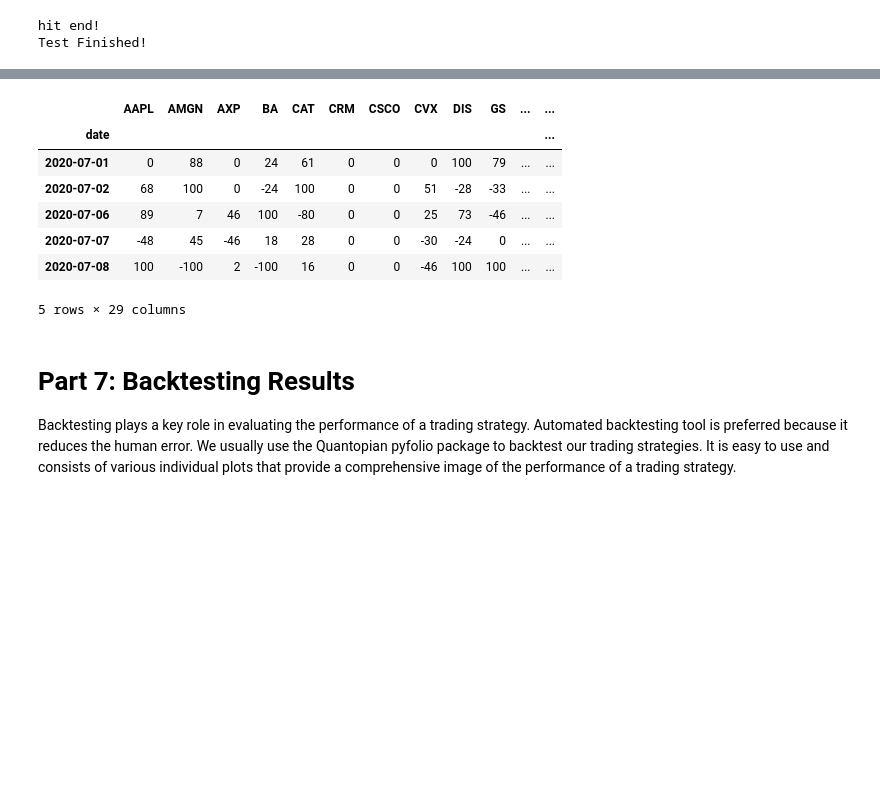
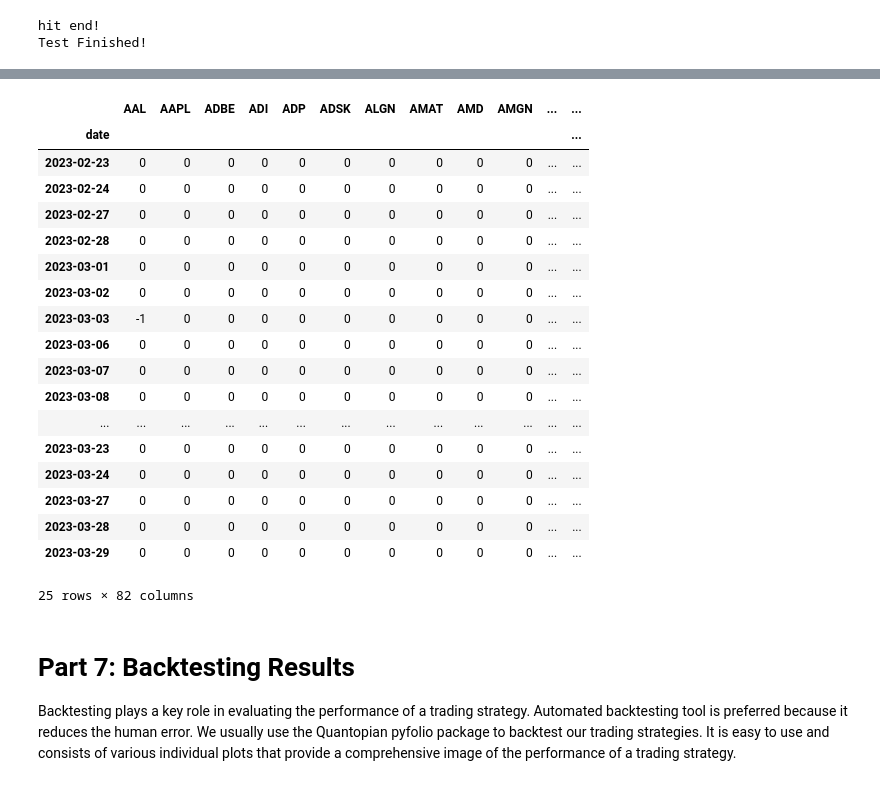
Before and after one commit to Hakiiiim/findrl_ray, a Jupyter notebook: Stock_NeurIPS2018_RLLib (1).ipynb, the cells around one changed output, grey strips where cells are left out. Saved outputs shown, nothing was run; the diff lists cells and outputs as text; code cells hidden in the pictures; blank space fills up the shorter version.

```diff
--- a/Stock_NeurIPS2018_RLLib (1).ipynb
+++ b/Stock_NeurIPS2018_RLLib (1).ipynb
@@ -595,14 +603,25 @@ df_account_value.tail()
-# %%
-df_actions.head()
-# %% [output]
-|  | AAPL | AMGN | AXP | BA | CAT | CRM | CSCO | CVX | DIS | GS | ... | ... |
-| date |  |  |  |  |  |  |  |  |  |  |  | ... |
-| 2020-07-01 | 0 | 88 | 0 | 24 | 61 | 0 | 0 | 0 | 100 | 79 | ... | ... |
-| 2020-07-02 | 68 | 100 | 0 | -24 | 100 | 0 | 0 | 51 | -28 | -33 | ... | ... |
-| 2020-07-06 | 89 | 7 | 46 | 100 | -80 | 0 | 0 | 25 | 73 | -46 | ... | ... |
-| 2020-07-07 | -48 | 45 | -46 | 18 | 28 | 0 | 0 | -30 | -24 | 0 | ... | ... |
-| 2020-07-08 | 100 | -100 | 2 | -100 | 16 | 0 | 0 | -46 | 100 | 100 | ... | ... |
-5 rows × 29 columns
+# %%
+df_actions.tail(25)
+# %% [output]
+|  | AAL | AAPL | ADBE | ADI | ADP | ADSK | ALGN | AMAT | AMD | AMGN | ... | ... |
+| date |  |  |  |  |  |  |  |  |  |  |  | ... |
+| 2023-02-23 | 0 | 0 | 0 | 0 | 0 | 0 | 0 | 0 | 0 | 0 | ... | ... |
+| 2023-02-24 | 0 | 0 | 0 | 0 | 0 | 0 | 0 | 0 | 0 | 0 | ... | ... |
+| 2023-02-27 | 0 | 0 | 0 | 0 | 0 | 0 | 0 | 0 | 0 | 0 | ... | ... |
+| 2023-02-28 | 0 | 0 | 0 | 0 | 0 | 0 | 0 | 0 | 0 | 0 | ... | ... |
+| 2023-03-01 | 0 | 0 | 0 | 0 | 0 | 0 | 0 | 0 | 0 | 0 | ... | ... |
+| 2023-03-02 | 0 | 0 | 0 | 0 | 0 | 0 | 0 | 0 | 0 | 0 | ... | ... |
+| 2023-03-03 | -1 | 0 | 0 | 0 | 0 | 0 | 0 | 0 | 0 | 0 | ... | ... |
+| 2023-03-06 | 0 | 0 | 0 | 0 | 0 | 0 | 0 | 0 | 0 | 0 | ... | ... |
+| 2023-03-07 | 0 | 0 | 0 | 0 | 0 | 0 | 0 | 0 | 0 | 0 | ... | ... |
+| 2023-03-08 | 0 | 0 | 0 | 0 | 0 | 0 | 0 | 0 | 0 | 0 | ... | ... |
+| ... | ... | ... | ... | ... | ... | ... | ... | ... | ... | ... | ... | ... |
+| 2023-03-23 | 0 | 0 | 0 | 0 | 0 | 0 | 0 | 0 | 0 | 0 | ... | ... |
+| 2023-03-24 | 0 | 0 | 0 | 0 | 0 | 0 | 0 | 0 | 0 | 0 | ... | ... |
+| 2023-03-27 | 0 | 0 | 0 | 0 | 0 | 0 | 0 | 0 | 0 | 0 | ... | ... |
+| 2023-03-28 | 0 | 0 | 0 | 0 | 0 | 0 | 0 | 0 | 0 | 0 | ... | ... |
+| 2023-03-29 | 0 | 0 | 0 | 0 | 0 | 0 | 0 | 0 | 0 | 0 | ... | ... |
+25 rows × 82 columns
 # %% [markdown]
 <a id='6'></a>
 # Part 7: Backtesting Results
```
Also changed, not shown: parts of 17 cells of this notebook, 6 other files.
